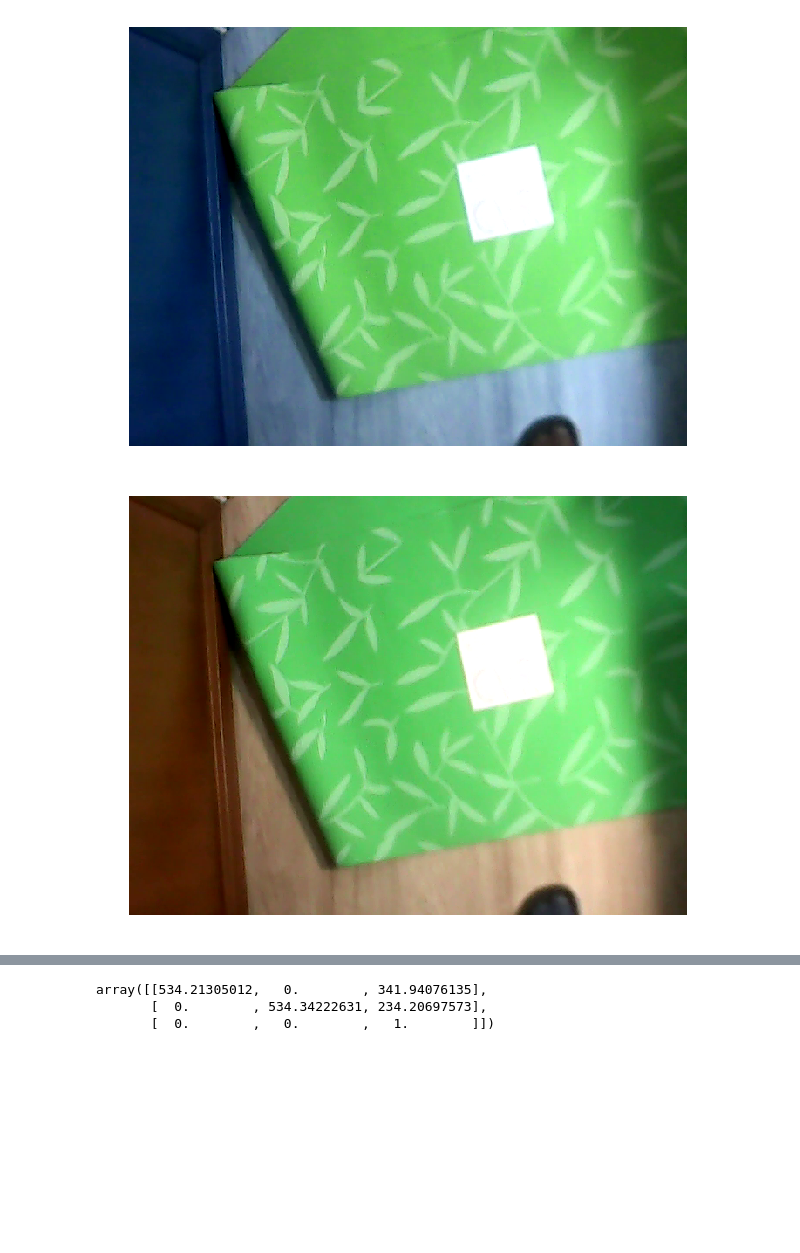
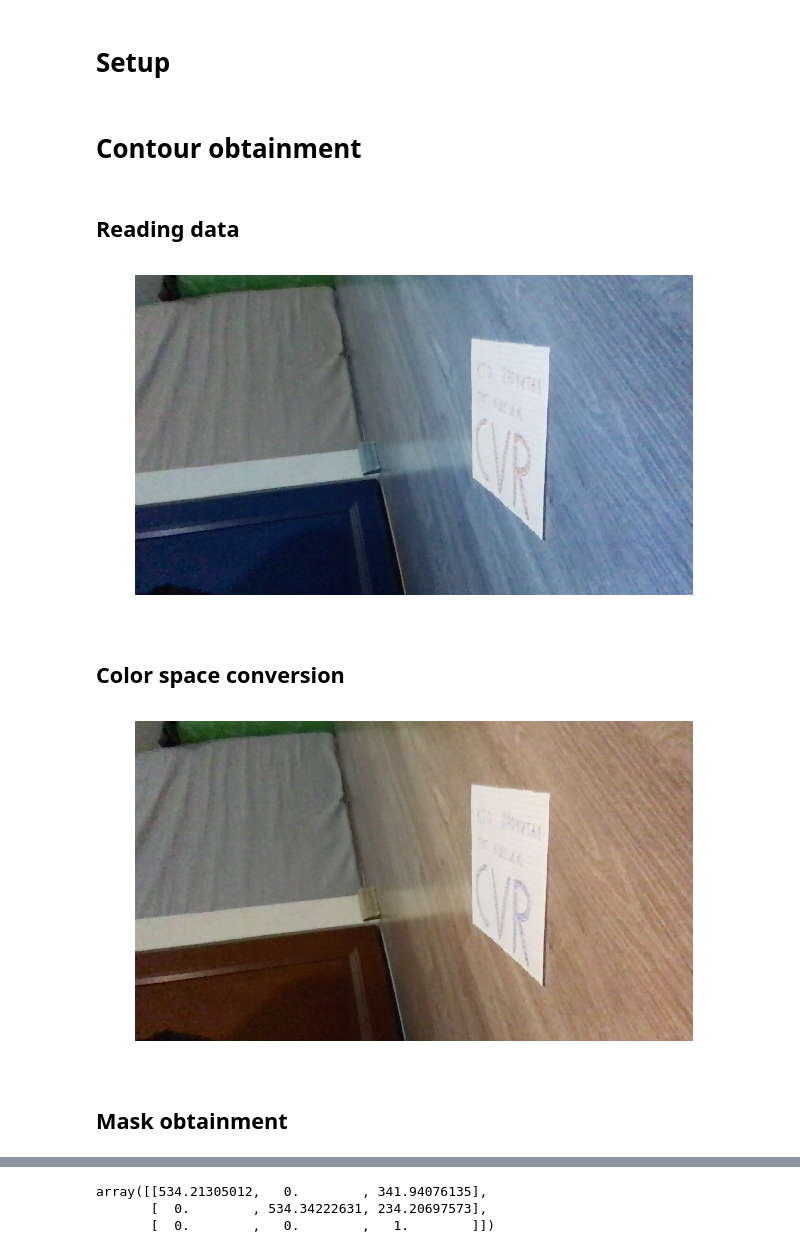
Before and after one commit to StarkitRobots/cvr_course, a Jupyter notebook: notebooks/cv_sem3.ipynb, the cells around one changed output, grey strips where cells are left out. Saved outputs shown, nothing was run; the diff lists cells and outputs as text; code cells hidden in the pictures; blank space fills up the shorter version.

```diff
--- a/notebooks/cv_sem3.ipynb
+++ b/notebooks/cv_sem3.ipynb
@@ -0,0 +1,2 @@
+# %% [markdown]
+# Setup
@@ -1,21 +7,27 @@
+# %% [markdown]
+# Contour obtainment
+# %% [markdown]
+## Reading data
 # %%
 import numpy as np
 import cv2
 import time
 import os
 import math
 import sys
 from matplotlib import pyplot as plt
 plt.rcParams["figure.figsize"] = (10,10)
 
-#img = cv2.imread ("../data/images/unwarped.png", cv2.IMREAD_COLOR)
-img = cv2.imread('../data/images/perimeter/vlcsnap-2020-10-21-01h21m37s326.png')
+img = cv2.imread ("../data/imgs/unwarped.png", cv2.IMREAD_COLOR)
+#img = cv2.imread('../data/images/perimeter/vlcsnap-2020-10-21-01h21m37s326.png')
 
 plt.imshow (img)
 plt.axis ('off')
 plt.show ()
 # %% [output]
-[figure, old version]
+[figure, new version]
+# %% [markdown]
+## Color space conversion
 # %%
 img_rgb = cv2.cvtColor (img, cv2.COLOR_BGR2RGB)
 
@@ -23,7 +35,9 @@ plt.imshow (img_rgb)
 plt.axis ('off')
 plt.show ()
 # %% [output]
-[figure, old version]
+[figure, new version]
+# %% [markdown]
+## Mask obtainment
 # %%
 low_th  = (200, 200, 200)
 high_th = (255, 255, 255)
```
Also changed, not shown: parts of 23 cells of this notebook.
